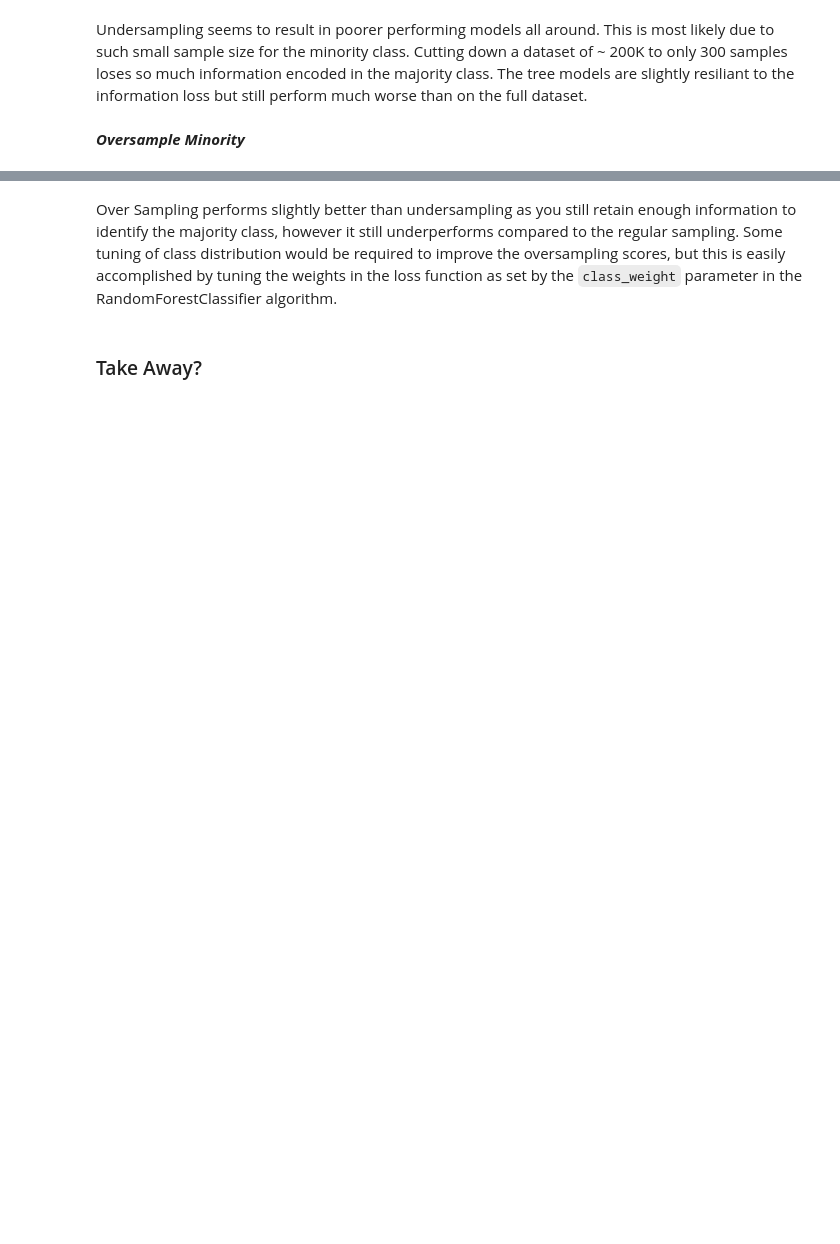
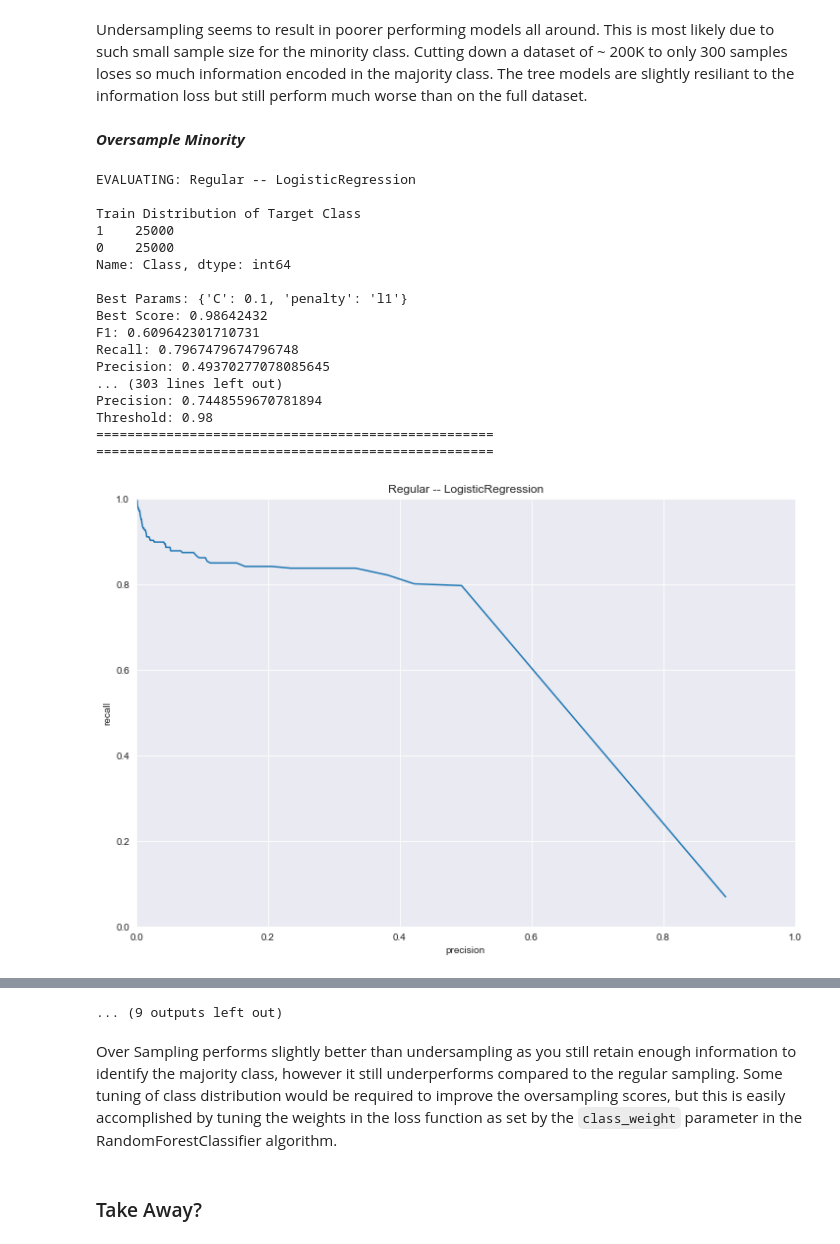
Before and after one commit to rshap91/credit_card_fraud, a Jupyter notebook: Classifiers.ipynb, the cells around one changed output, grey strips where cells are left out. Saved outputs shown, nothing was run; the diff lists cells and outputs as text; code cells hidden in the pictures; blank space fills up the shorter version.

```diff
--- a/Classifiers.ipynb
+++ b/Classifiers.ipynb
@@ -454,41 +456,62 @@ ___Oversample Minority___
 # %%
 results_os = {}
 # %%
-for data_transformed, transform_label in zip(
-    [df, scaled_df, deskewed, no_ol, deskewed_no_ol, no_ol_deskewed],
-    ['Regular', 'Scaled', 'De-Skewed', 'No Outliers', 'De-Skewed - No Outliers', 'No Outliers - De-Skewed']
-):
+for data_transformed, transform_label in zip([df, scaled_df, deskewed, scaled_df, deskewed],
+                                             ['Regular', 'Scaled', 'De-Skewed', 'No Outliers', 'De-Skewed - No Outliers']):
     for clf, params in zip(
         [
             LogisticRegression(),
             GaussianNB(),
             RandomForestClassifier(random_state = SEED),
             ExtraTreesClassifier(random_state = SEED)
         ],
         [
             lr_params,
             nb_params,
             tree_params,
             tree_params
 
         ]
 
     ):
         model_name = str(clf.__class__).split('.')[-1].strip("'>")
         label = transform_label + ' -- ' + model_name
         print('EVALUATING:', label)
         print()
+        # get samples
         train_os, test_os = get_sample(df, n_oversample=50000)
         train_os.reset_index(drop=True, inplace=True)
         # randomly add noise to training samples (for minority class)
         rows = train_os[train_os.Class==1].sample(frac=0.5).index
         cols = train_os.columns[1:30]
         train_os.loc[rows, cols] += np.random.randn(len(rows), len(cols))
+        # remove outliers for corresponding iterations
+        if transform_label in ['No Outliers', 'De-Skewed - No Outliers']:
+            train_os = cfh.remove_outliers(train_os, S=5, subset_rows=train_os.Class==0, subset_cols=sub_cols)
         print()
         plt.figure(figsize=(12,8))
-        mod, x, y, stats = evaluate_classifier(train_reg, test_reg, clf, params)
+        mod, x, y, stats = evaluate_classifier(train_os, test_os, clf, params)
         plt.title(label)
-        results_us[label] = (mod,x,y,stats)
+        results_os[label] = (mod,x,y,stats)
         print('===================================================')
         print('===================================================')
         print()
+# %% [output]
+EVALUATING: Regular -- LogisticRegression
+
+Train Distribution of Target Class
+1    25000
+0    25000
+Name: Class, dtype: int64
+
+Best Params: {'C': 0.1, 'penalty': 'l1'}
+Best Score: 0.98642432
+F1: 0.609642301710731
+Recall: 0.7967479674796748
+Precision: 0.49370277078085645
+... (303 lines left out)
+Precision: 0.7448559670781894
+Threshold: 0.98
+===================================================
+===================================================
+[figure, added]
@@ -495,3 +528,4 @@ for data_transformed, transform_label in zip(
+... (9 outputs left out)
 # %%
 # Save Results
 for k, (mod,x,y,stats) in results_os.items():
```
Also changed, not shown: parts of 4 cells of this notebook.
